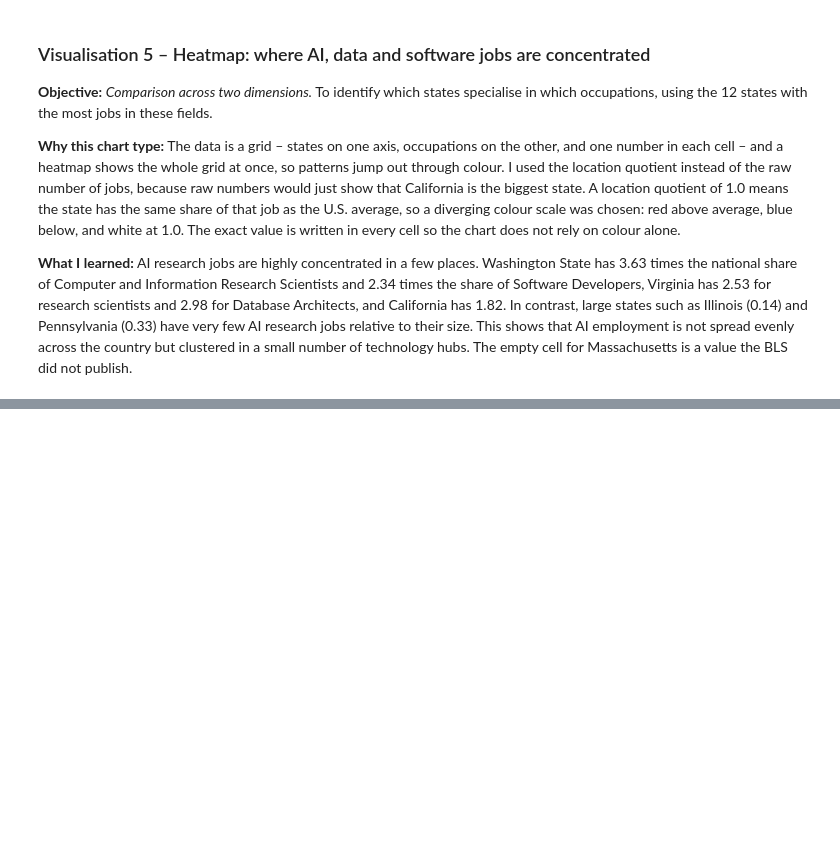
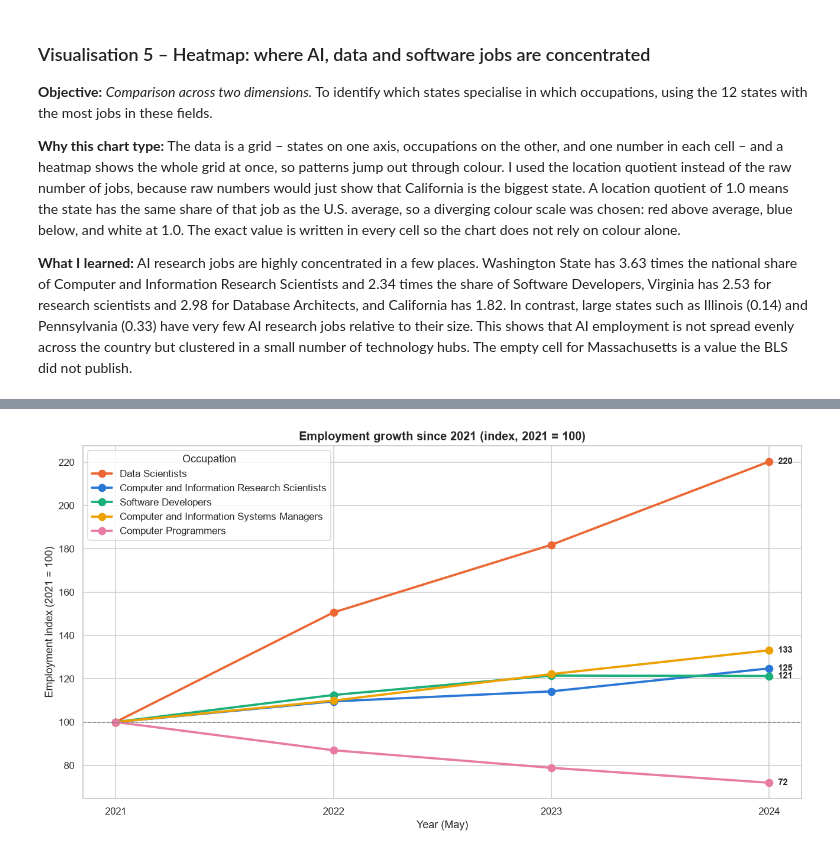
Before and after one commit to CarlosAccioly/Ca1-DataVisu, a Jupyter notebook: CA1_AI_Employment_Analysis.ipynb, the cells around one changed output, grey strips where cells are left out. Saved outputs shown, nothing was run; the diff lists cells and outputs as text; code cells hidden in the pictures; blank space fills up the shorter version.

Commit message:
load 2021-2024 BLS data and add employment trend line chart

```diff
--- a/CA1_AI_Employment_Analysis.ipynb
+++ b/CA1_AI_Employment_Analysis.ipynb
@@ -363,0 +423,32 @@ plt.show()
+# %%
+# Visualisation 6: employment growth over time, indexed so the first year = 100 (line chart)
+selected = {
+    "Data Scientists": "#eb6834",
+    "Computer and Information Research Scientists": "#2a78d6",
+    "Software Developers": "#1baf7a",
+    "Computer and Information Systems Managers": "#eda100",
+    "Computer Programmers": "#e87ba4",
+}
+index_table = trend.pivot_table(index="YEAR", columns="OCC_TITLE", values="TOT_EMP")
+index_table = index_table / index_table.loc[first_year] * 100   # first year = 100
+
+fig, ax = plt.subplots(figsize=(12, 6.5))
+for title, color in selected.items():
+    ax.plot(index_table.index, index_table[title], marker="o", linewidth=2.5,
+            markersize=8, color=color, label=title)
+    last_value = index_table[title].iloc[-1]
+    ax.annotate(f"{last_value:.0f}", (index_table.index[-1], last_value),
+                xytext=(10, 0), textcoords="offset points", va="center",
+                fontsize=10, fontweight="bold")
+
+ax.axhline(100, color="grey", linewidth=1, linestyle="--")
+ax.set_title(f"Employment growth since {first_year} (index, {first_year} = 100)",
+             fontsize=13, fontweight="bold")
+ax.set_xlabel("Year (May)")
+ax.set_ylabel(f"Employment index ({first_year} = 100)")
+ax.set_xticks(index_table.index)
+ax.legend(title="Occupation", loc="upper left")
+plt.tight_layout()
+plt.show()
+# %% [output]
+[figure, added]
```
Also changed, not shown: parts of 3 cells of this notebook.
